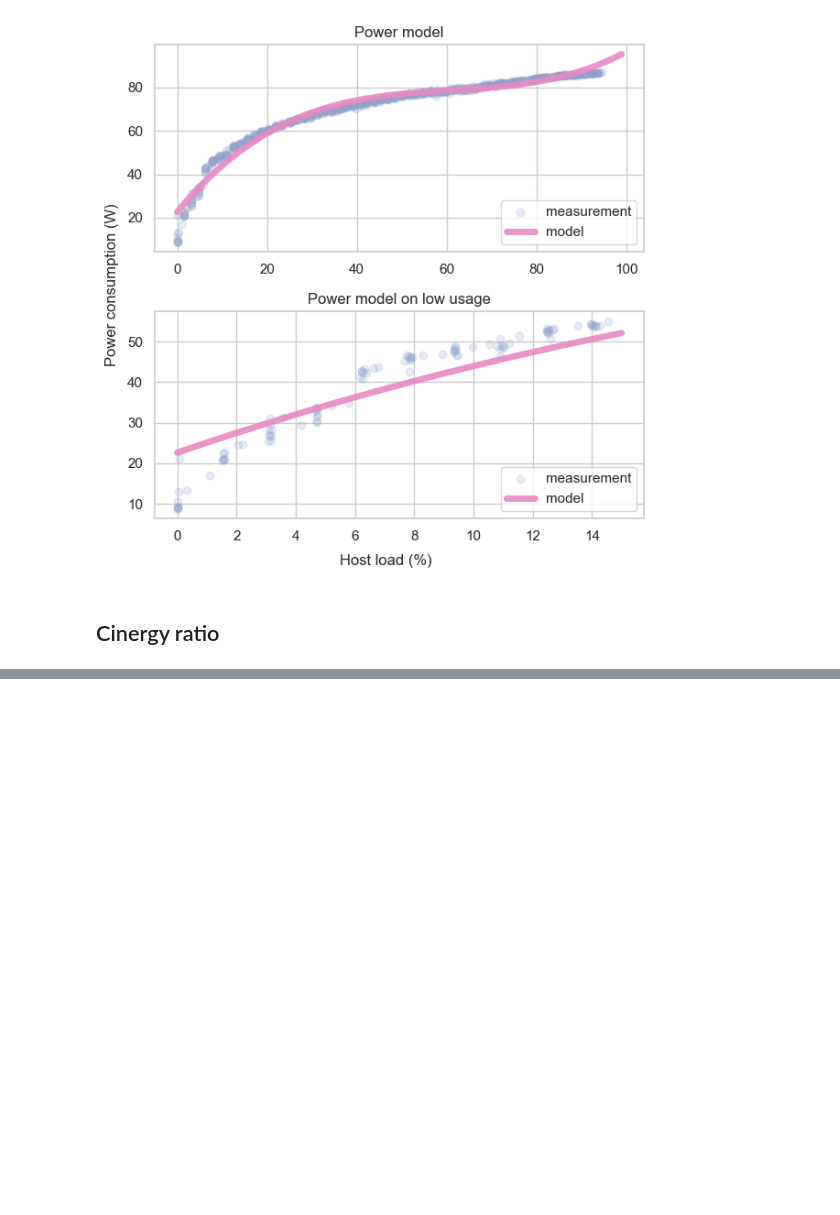
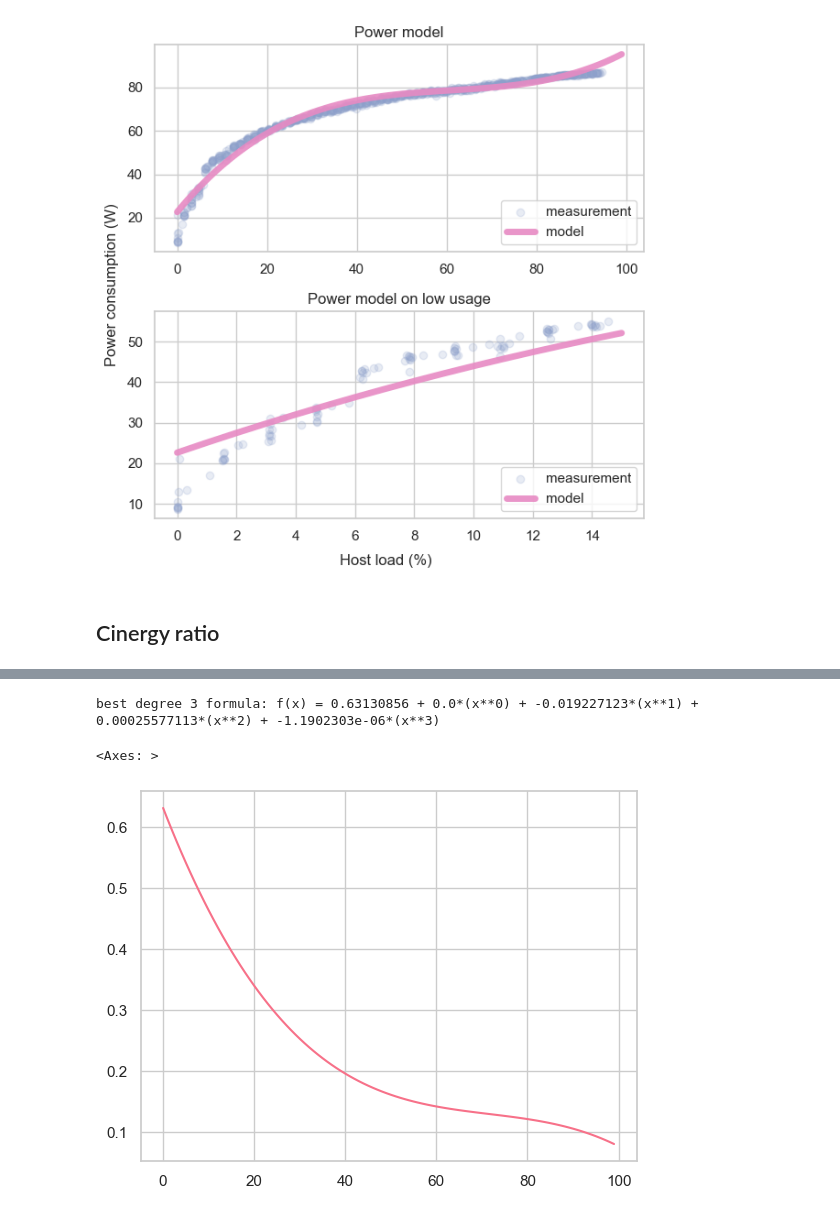
Before and after one commit to jacquetpi/cinergy-models, a Jupyter notebook: notebooks/paper-figures.ipynb, the cells around one changed output, grey strips where cells are left out. Cells and saved outputs as stored; diff of their text form; code cells hidden in the pictures; blank space fills up the shorter version.

```diff
--- a/notebooks/paper-figures.ipynb
+++ b/notebooks/paper-figures.ipynb
@@ -504,0 +505,18 @@ plt.gcf().savefig('figures/cinergy-ratio.pdf', bbox_inches='tight')
+# %%
+x = high_phase['cpu%_package-global']
+y = high_phase['model-ratio']
+degree = best_degree(x,y)
+polynomial_features= PolynomialFeatures(degree=degree)
+x_poly = polynomial_features.fit_transform(pd.DataFrame(x))
+
+model = LinearRegression()
+reg = model.fit(x_poly, y)
+y_predict = model.predict(x_poly)
+
+print('best degree', degree, 'formula:', formula_as_str(reg.intercept_, reg.coef_))
+
+sns.lineplot(x=range(100), y=[estimate_from_model((reg.intercept_, reg.coef_), x) for x in range(100)])
+# %% [output]
+best degree 3 formula: f(x) = 0.63130856 + 0.0*(x**0) + -0.019227123*(x**1) + 0.00025577113*(x**2) + -1.1902303e-06*(x**3)
+<Axes: >
+[figure, added]
```
Also changed, not shown: parts of 3 cells of this notebook.
